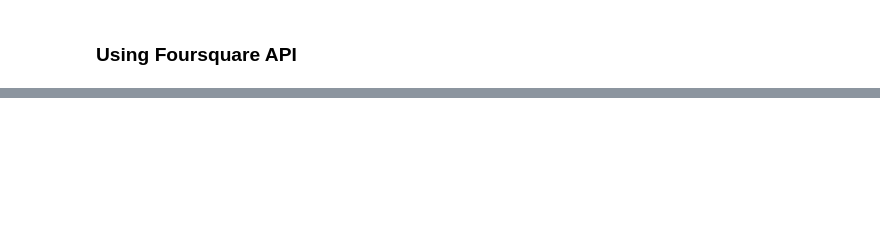
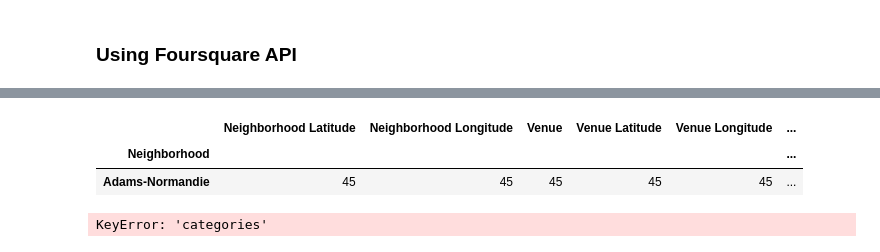
Before and after one commit to KinareAditya/Neighborhood-Analysis-for-new-restaurant, a Jupyter notebook: neighborhoodpredictions.ipynb, the cells around one changed output, grey strips where cells are left out. Cells and saved outputs as stored; diff of their text form; code cells hidden in the pictures; blank space fills up the shorter version.

Commit message:
categories

```diff
--- a/neighborhoodpredictions.ipynb
+++ b/neighborhoodpredictions.ipynb
@@ -196,7 +196,7 @@ CLIENT_SECRET = 'ECSJJ0XFAZPFEEBZCSLBPG5EUCRL3CKNKZWYELTEOFBPJZAW'
 VERSION = '20180605'
 
 
-radius=1000
+radius=2000
 LIMIT=200
 # %%
 def getVeneus(neighborhood, latitude, longitude, category=None, radius=1000):
@@ -270,0 +268,20 @@ venues_df.head()
+# %%
+venues_df.groupby(["Neighborhood"]).count()
+# %% [output]
+|  | Neighborhood Latitude | Neighborhood Longitude | Venue | Venue Latitude | Venue Longitude | ... |
+| Neighborhood |  |  |  |  |  | ... |
+| Adams-Normandie | 45 | 45 | 45 | 45 | 45 | ... |
+# %%
+def collect_categories(node, categories):
+    categories.append(node["name"])
+    if not node["categories"]:
+        return
+    for sub_node in node['categories']:
+        collect_categories(sub_node, categories)
+categories_list = {}
+for i in get_categories():
+    categories = []
+    collect_categories(i, categories)
+    categories_list[i["name"]] = categories
+# %% [output]
+KeyError: 'categories'
```
Also changed, not shown: parts of 4 cells of this notebook, 1 other file.
